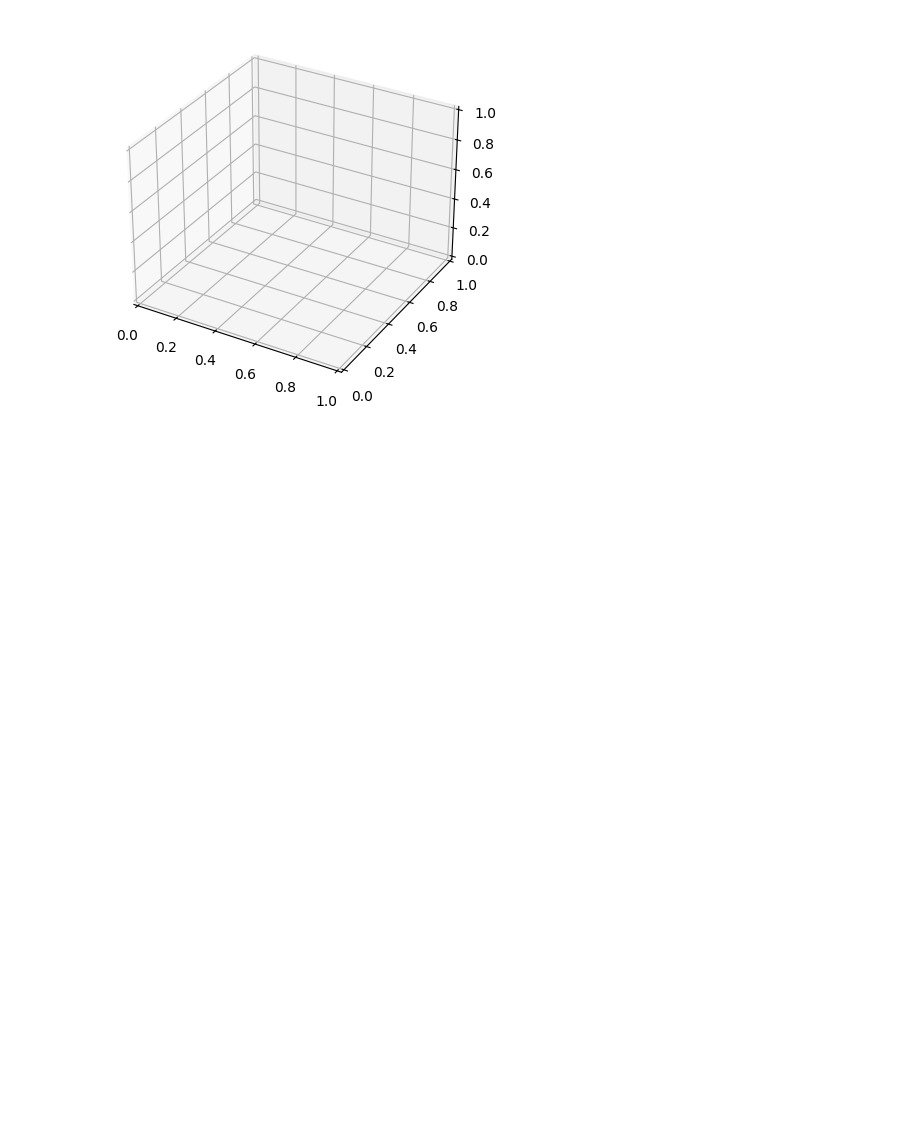
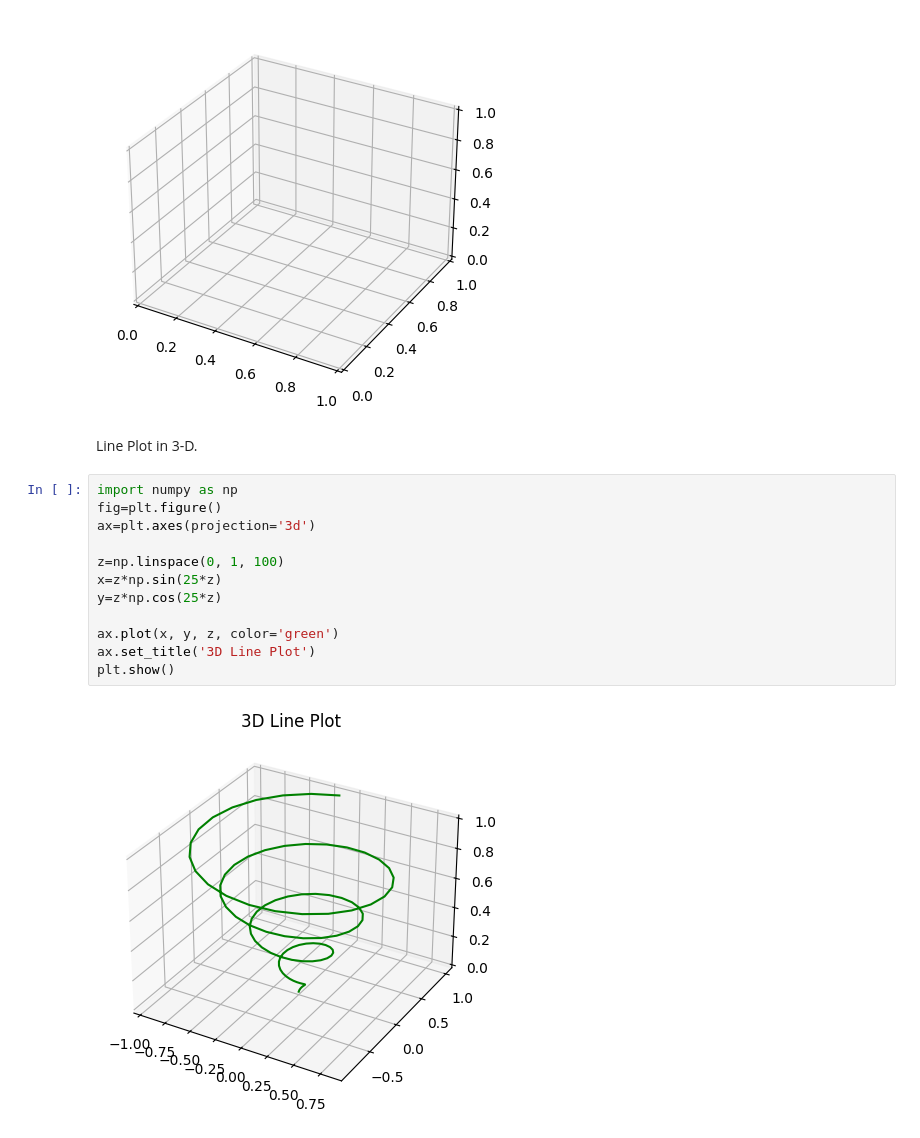
Before and after one commit to Rizwansaifi571/Matplotlib_Tutorial, a Jupyter notebook: Misallaneous.ipynb, the cells around one changed output. Saved outputs shown, nothing was run; the diff lists cells and outputs as text; blank space fills up the shorter version.

Commit message:
Miscallaneous Plots.

```diff
--- a/Misallaneous.ipynb
+++ b/Misallaneous.ipynb
@@ -55,3 +55,19 @@ ax=plt.axes(projection='3d')
 plt.show()
 # %% [output]
 [figure]
+# %% [markdown]
+Line Plot in 3-D.
+# %%
+import numpy as np
+fig=plt.figure()
+ax=plt.axes(projection='3d')
+
+z=np.linspace(0, 1, 100)
+x=z*np.sin(25*z)
+y=z*np.cos(25*z)
+
+ax.plot(x, y, z, color='green')
+ax.set_title('3D Line Plot')
+plt.show()
+# %% [output]
+[figure, added]
```
